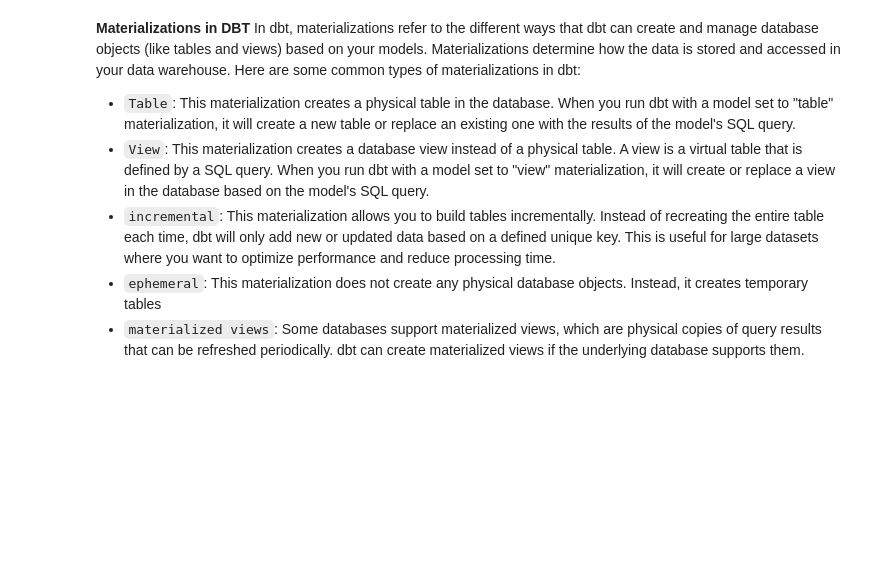
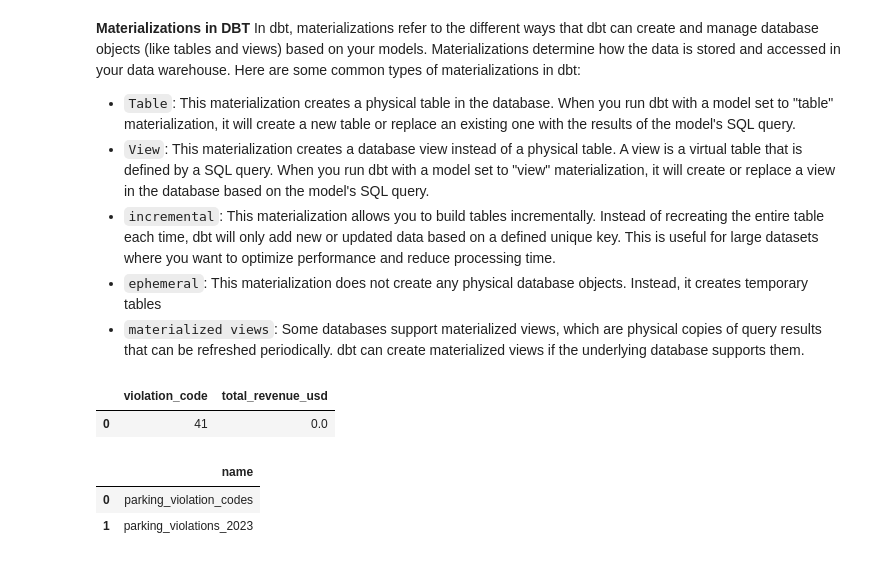
Before and after one commit to kisyular/dbt-intro, a Jupyter notebook: run_sql_query.ipynb, the cells around one changed output. Drawn from its saved outputs; the diff is of its cells as text; code cells hidden in the pictures; blank space fills up the shorter version.

```diff
--- a/run_sql_query.ipynb
+++ b/run_sql_query.ipynb
@@ -380,3 +380,13 @@ In dbt, materializations refer to the different ways that dbt can create and man
 - `incremental`: This materialization allows you to build tables incrementally. Instead of recreating the entire table each time, dbt will only add new or updated data based on a defined unique key. This is useful for large datasets where you want to optimize performance and reduce processing time.
 - `ephemeral`: This materialization does not create any physical database objects. Instead, it creates temporary tables
 - `materialized views`: Some databases support materialized views, which are physical copies of query results that can be refreshed periodically. dbt can create materialized views if the underlying database supports them.
+# %%
+# lets see the failed tests
+failed_tests = """
+  SELECT * FROM "nyc_parking_violations"."main_dbt_test__audit"."violation_codes_revenue"
+"""
+with duckdb.connect("data/nyc_parking_violations.db") as conn:
+    display(conn.execute(failed_tests).df())
+# %% [output]
+|  | violation_code | total_revenue_usd |
+| 0 | 41 | 0.0 |
@@ -382,0 +413,11 @@ In dbt, materializations refer to the different ways that dbt can create and man
+# %%
+# run the imports
+# lets connect to the duckdb and run the import queries
+with duckdb.connect("data/prod_nyc_parking_violations.db") as conn:
+    conn.execute(PRODUCTION_import_parking_violation_codes)
+    conn.execute(PRODUCTION_import_parking_violations_2023)
+    display(conn.execute("SHOW TABLES;").df())
+# %% [output]
+|  | name |
+| 0 | parking_violation_codes |
+| 1 | parking_violations_2023 |
```
Also changed, not shown: parts of 1 cell of this notebook, 3 other files.
